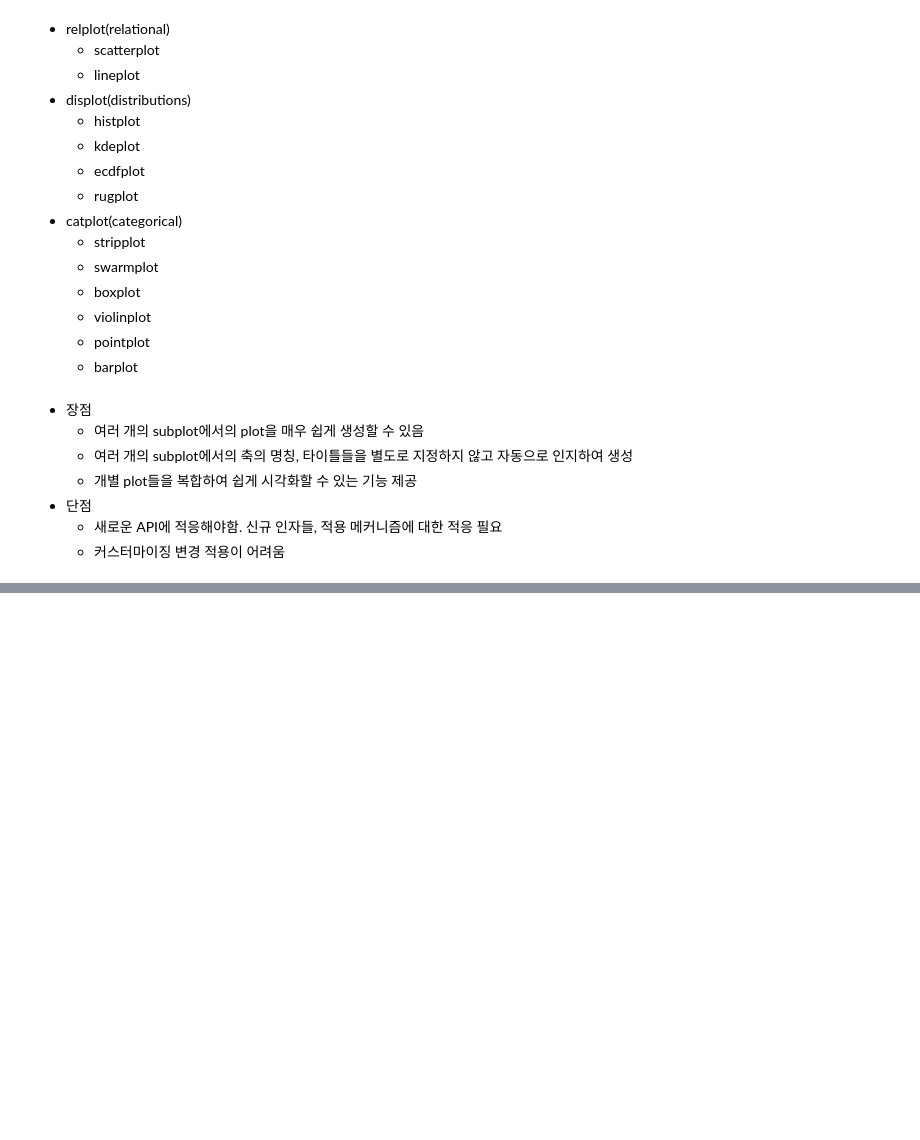
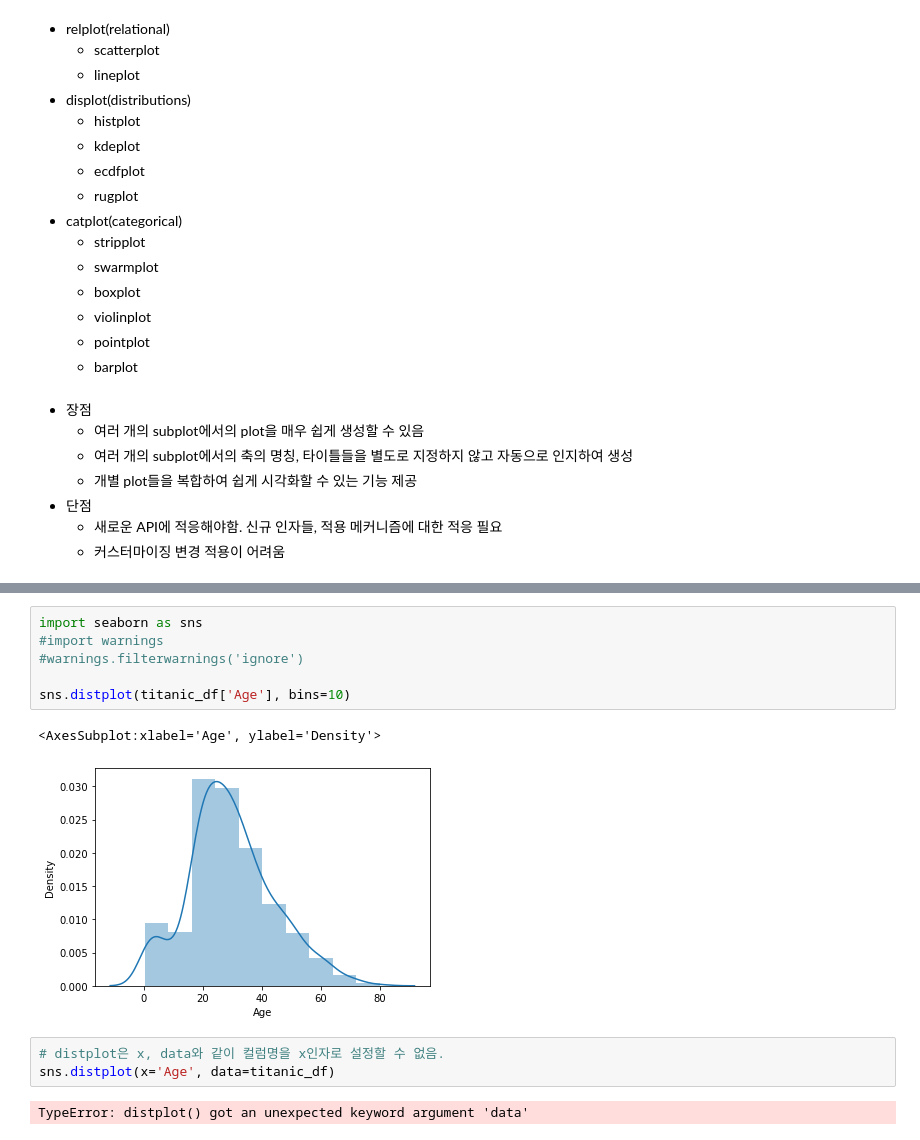
Before and after one commit to 201411096/study_AI, a Jupyter notebook: lectures/2_파이썬 머신러닝 완벽 가이드/시각화(Visualization)/3_Visualization_Seaborn.ipynb, the cells around one changed output, grey strips where cells are left out. Drawn from its saved outputs; the diff is of its cells as text; blank space fills up the shorter version.

Commit message:
seaborn 히스토그램 시각화 실습

```diff
--- a/lectures/2_파이썬 머신러닝 완벽 가이드/시각화(Visualization)/3_Visualization_Seaborn.ipynb
+++ b/lectures/2_파이썬 머신러닝 완벽 가이드/시각화(Visualization)/3_Visualization_Seaborn.ipynb
@@ -45,0 +88,14 @@ Image("img/seaborn-axeslevel&figurelevel.png")
+# %%
+import seaborn as sns
+#import warnings
+#warnings.filterwarnings('ignore')
+
+sns.distplot(titanic_df['Age'], bins=10)
+# %% [output]
+<AxesSubplot:xlabel='Age', ylabel='Density'>
+[figure, added]
+# %%
+# distplot은 x, data와 같이 컬럼명을 x인자로 설정할 수 없음.
+sns.distplot(x='Age', data=titanic_df)
+# %% [output]
+TypeError: distplot() got an unexpected keyword argument 'data'
```
Also changed, not shown: parts of 14 cells of this notebook, 1 other file.
